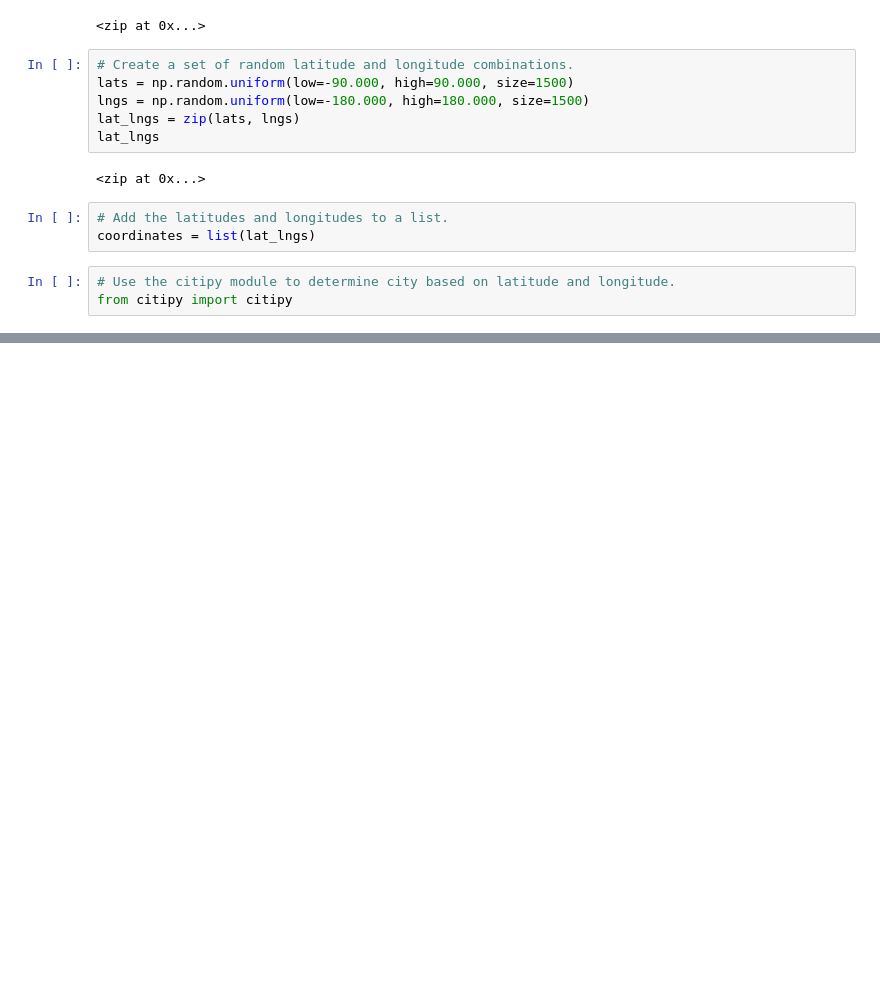
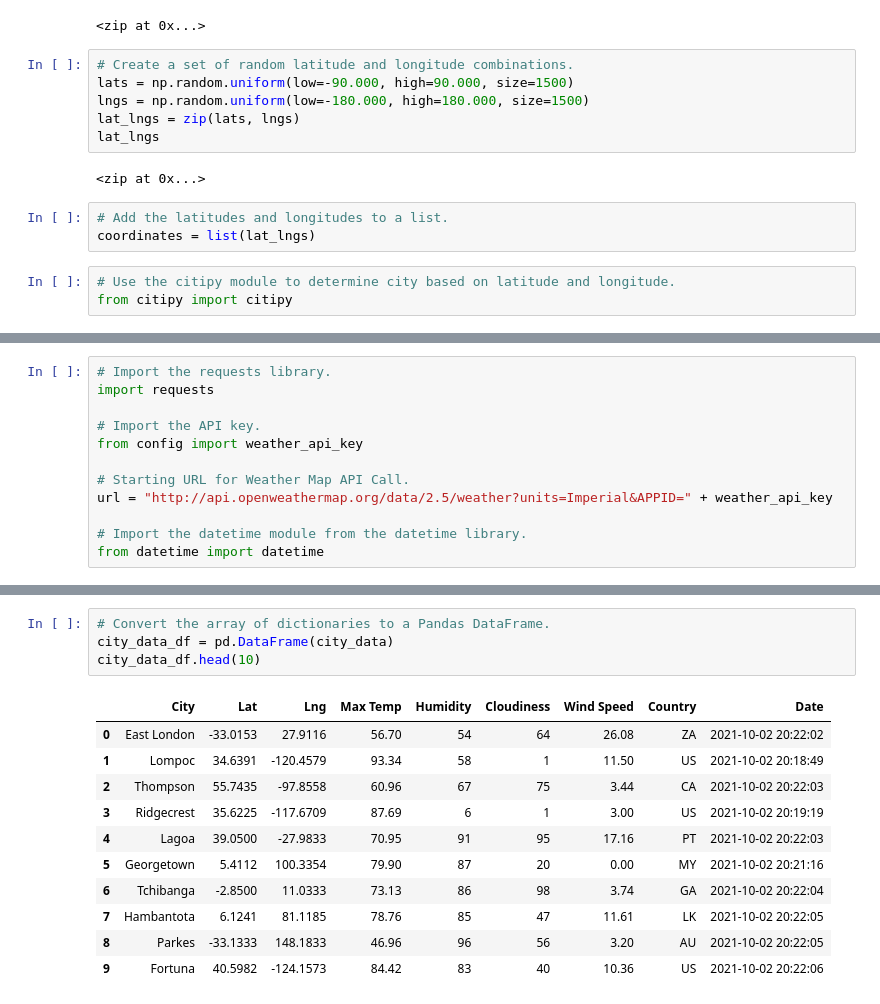
Before and after one commit to alexhuynh0530/World_Weather_Analysis, a Jupyter notebook: WeatherPy.ipynb, the cells around one changed output, grey strips where cells are left out. Drawn from its saved outputs; the diff is of its cells as text; blank space fills up the shorter version.

Commit message:
Adding weatherpy.ipynb and cities.csv

```diff
--- a/WeatherPy.ipynb
+++ b/WeatherPy.ipynb
@@ -41,0 +42,12 @@ len(cities)
+# %%
+# Import the requests library.
+import requests
+
+# Import the API key.
+from config import weather_api_key
+
+# Starting URL for Weather Map API Call.
+url = "http://api.openweathermap.org/data/2.5/weather?units=Imperial&APPID=" + weather_api_key
+
+# Import the datetime module from the datetime library.
+from datetime import datetime
@@ -41,0 +132,16 @@ len(cities)
+# %%
+# Convert the array of dictionaries to a Pandas DataFrame.
+city_data_df = pd.DataFrame(city_data)
+city_data_df.head(10)
+# %% [output]
+|  | City | Lat | Lng | Max Temp | Humidity | Cloudiness | Wind Speed | Country | Date |
+| 0 | East London | -33.0153 | 27.9116 | 56.70 | 54 | 64 | 26.08 | ZA | 2021-10-02 20:22:02 |
+| 1 | Lompoc | 34.6391 | -120.4579 | 93.34 | 58 | 1 | 11.50 | US | 2021-10-02 20:18:49 |
+| 2 | Thompson | 55.7435 | -97.8558 | 60.96 | 67 | 75 | 3.44 | CA | 2021-10-02 20:22:03 |
+| 3 | Ridgecrest | 35.6225 | -117.6709 | 87.69 | 6 | 1 | 3.00 | US | 2021-10-02 20:19:19 |
+| 4 | Lagoa | 39.0500 | -27.9833 | 70.95 | 91 | 95 | 17.16 | PT | 2021-10-02 20:22:03 |
+| 5 | Georgetown | 5.4112 | 100.3354 | 79.90 | 87 | 20 | 0.00 | MY | 2021-10-02 20:21:16 |
+| 6 | Tchibanga | -2.8500 | 11.0333 | 73.13 | 86 | 98 | 3.74 | GA | 2021-10-02 20:22:04 |
+| 7 | Hambantota | 6.1241 | 81.1185 | 78.76 | 85 | 47 | 11.61 | LK | 2021-10-02 20:22:05 |
+| 8 | Parkes | -33.1333 | 148.1833 | 46.96 | 96 | 56 | 3.20 | AU | 2021-10-02 20:22:05 |
+| 9 | Fortuna | 40.5982 | -124.1573 | 84.42 | 83 | 40 | 10.36 | US | 2021-10-02 20:22:06 |
```
Also changed, not shown: parts of 4 cells of this notebook, 3 other files.
